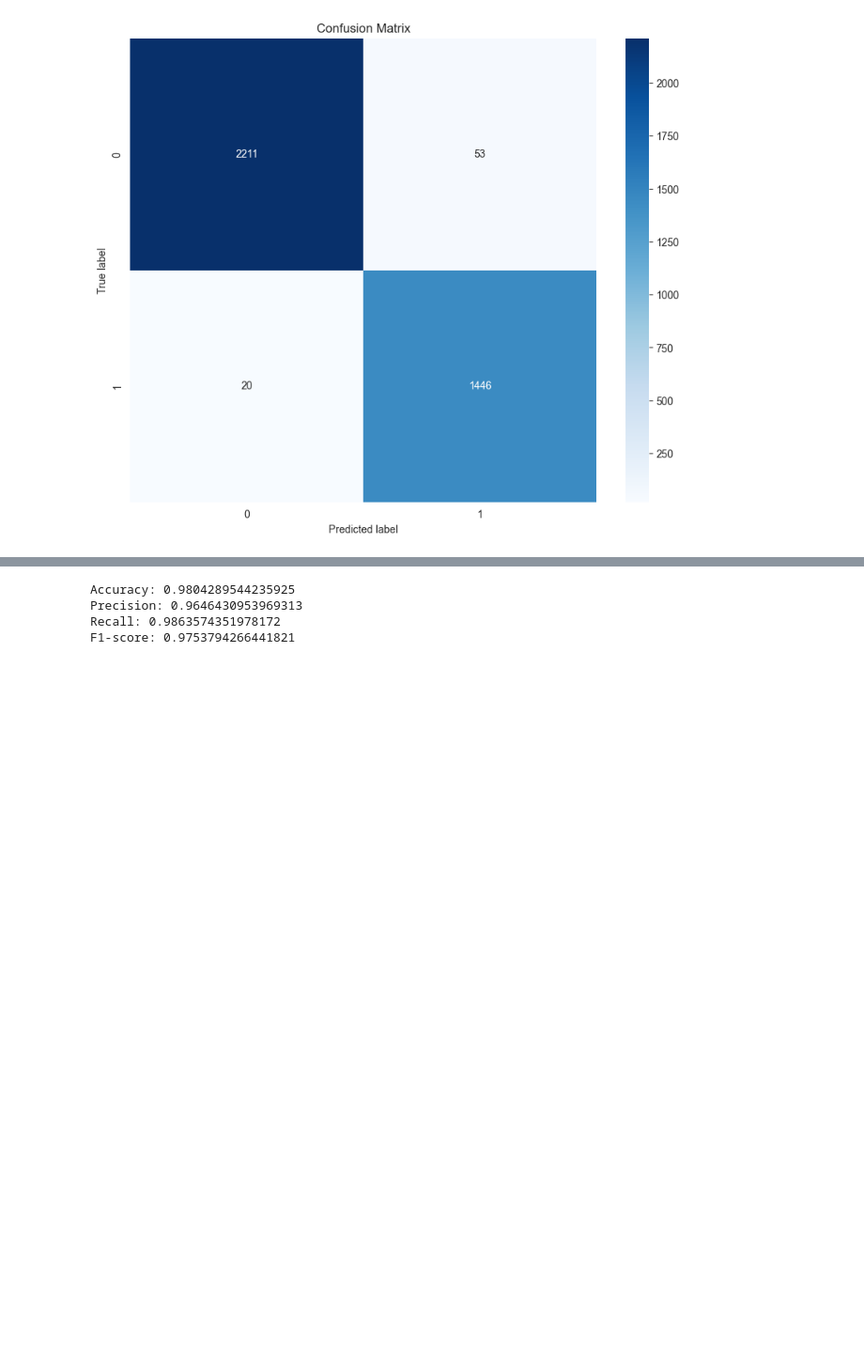
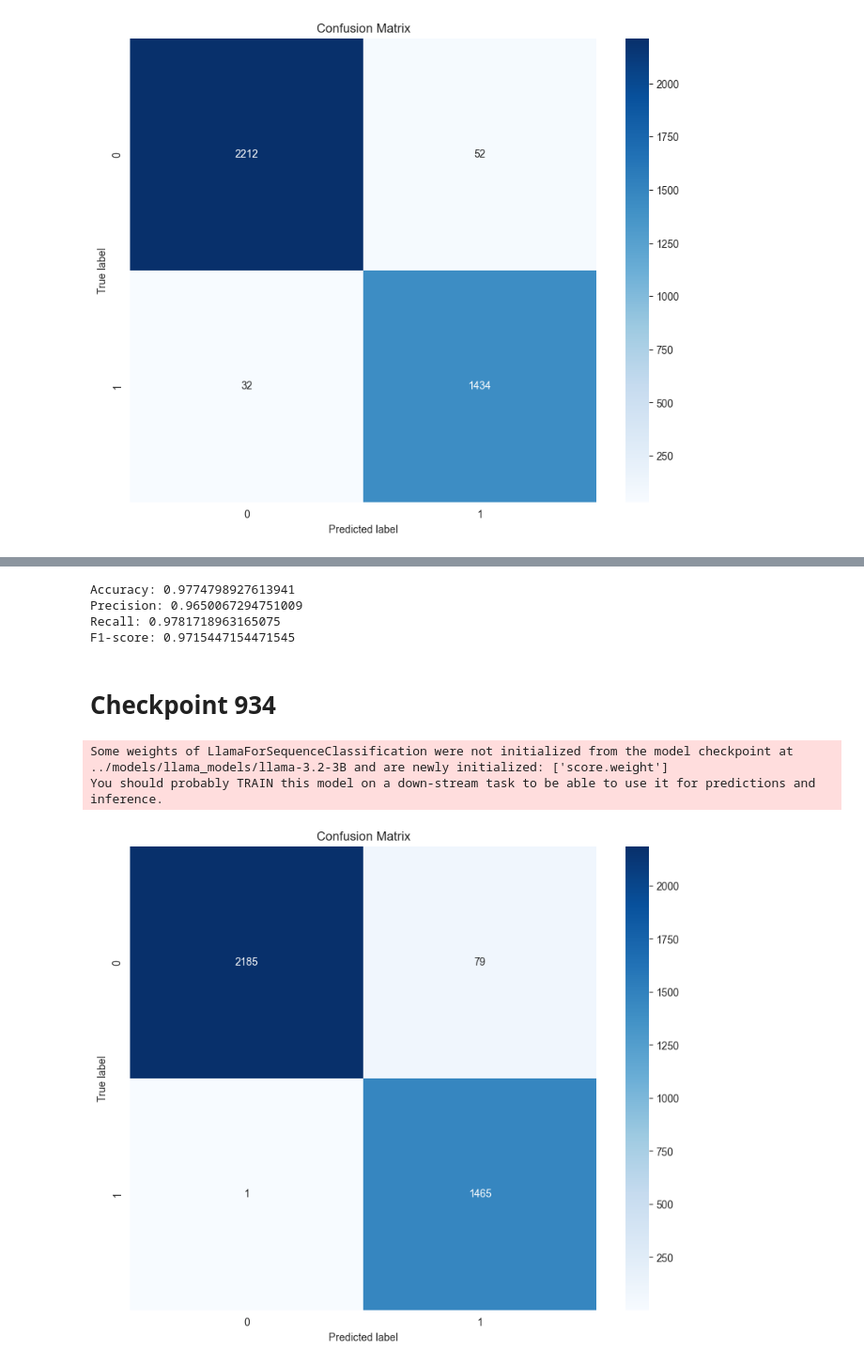
Before and after one commit to Shredmetal/repurposed-llm-phishing-classifier, a Jupyter notebook: notebooks/model_evaluation_seq_cls.ipynb, the cells around one changed output, grey strips where cells are left out. Shown at 94% size. Saved outputs shown, nothing was run; the diff lists cells and outputs as text; code cells hidden in the pictures; blank space fills up the shorter version.

```diff
--- a/notebooks/model_evaluation_seq_cls.ipynb
+++ b/notebooks/model_evaluation_seq_cls.ipynb
@@ -106,10 +121,25 @@ You should probably TRAIN this model on a down-stream task to be able to use it
 # %%
-print(f"Accuracy: {metrics['accuracy']}")
-print(f"Precision: {metrics['precision']}")
-print(f"Recall: {metrics['recall']}")
-print(f"F1-score: {metrics['f1_score']}")
+print(f"Accuracy: {checkpoint_467_metrics['accuracy']}")
+print(f"Precision: {checkpoint_467_metrics['precision']}")
+print(f"Recall: {checkpoint_467_metrics['recall']}")
+print(f"F1-score: {checkpoint_467_metrics['f1_score']}")
 # %% [output]
-Accuracy: 0.9804289544235925
-Precision: 0.9646430953969313
-Recall: 0.9863574351978172
-F1-score: 0.9753794266441821
+Accuracy: 0.9774798927613941
+Precision: 0.9650067294751009
+Recall: 0.9781718963165075
+F1-score: 0.9715447154471545
+# %% [markdown]
+# Checkpoint 934
+# %%
+checkpoint_934_adapter_path = "../models/tuned_models/llama-3.2-3B-phishing-classifier-seq-cls-v2/checkpoint-934"
+# %%
+checkpoint_934_metrics = evaluate_llm_classifier(
+    base_model_path=base_model_path,
+    lora_adapter_path=checkpoint_934_adapter_path,
+    test_data=test_df,
+    tokenizer=tokenizer
+)
+# %% [output]
+Some weights of LlamaForSequenceClassification were not initialized from the model checkpoint at ../models/llama_models/llama-3.2-3B and are newly initialized: ['score.weight']
+You should probably TRAIN this model on a down-stream task to be able to use it for predictions and inference.
+[figure, added]
```
Also changed, not shown: parts of 49 cells of this notebook, 1 other file.
